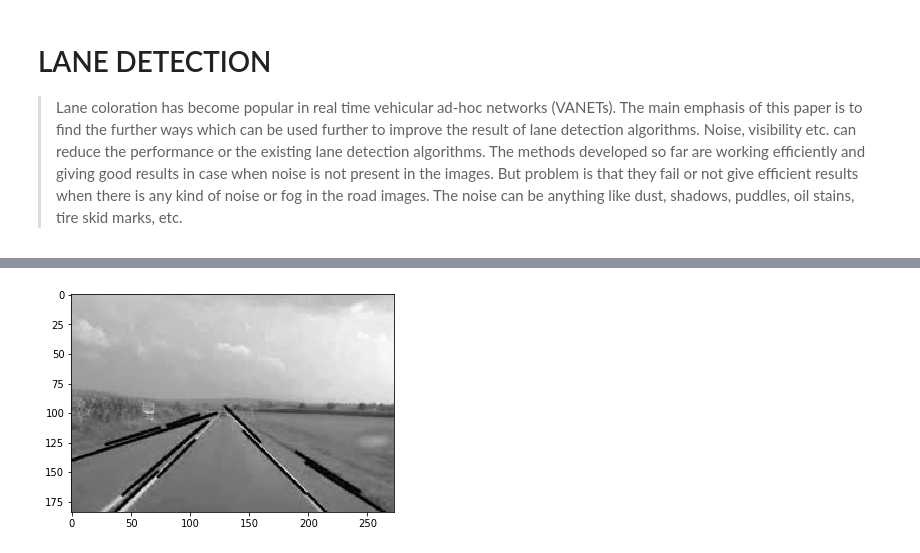
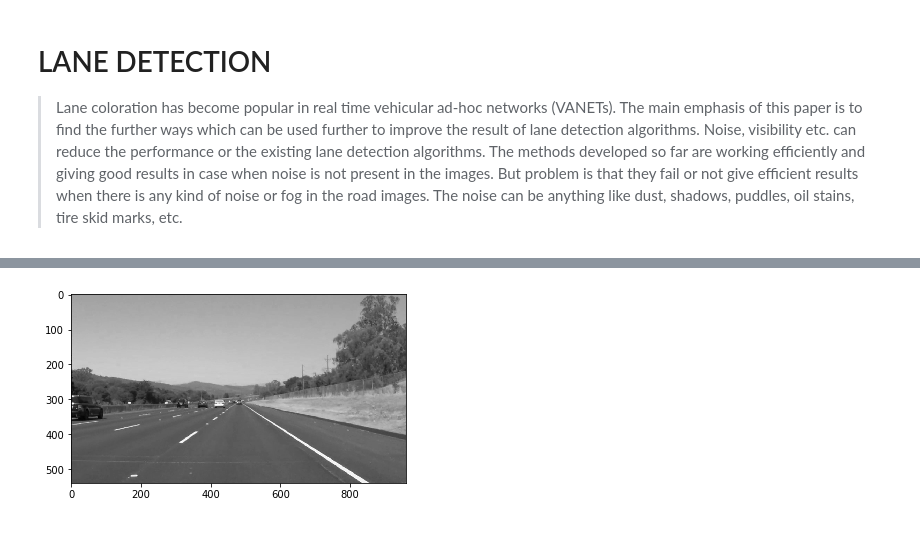
Before and after one commit to akshitagupta15june/lane_detection_opencv, a Jupyter notebook: lane_detection.ipynb, the cells around one changed output, grey strips where cells are left out. Drawn from its saved outputs; the diff is of its cells as text; code cells hidden in the pictures.

Commit message:
image converted into diffrent color spaces

```diff
--- a/lane_detection.ipynb
+++ b/lane_detection.ipynb
@@ -9,6 +9,6 @@ import matplotlib.pyplot as plt
 import matplotlib.image as img
 import cv2 as cv
 # %%
-# read the images
+# read the orignal images
 
-images = cv.imread('lane.jpeg')
+images = cv.imread('solidWhiteRight.jpg')
@@ -15,10 +26,10 @@ images = cv.imread('lane.jpeg')
 # %%
-# chnage oriignal image color to gray scale
+# Image color to grayscale
 
-gray_img  = plt.imshow(images[:,:,1], cmap = 'gray', interpolation = None)
+img_gray = plt.imshow(images[:,:,1], cmap="gray" , interpolation=None)
 
-# show the gray image
+# show the Grayscale images
 
 plt.show()
 # %% [output]
-[figure, old version]
+[figure, new version]
```
Also changed, not shown: parts of 3 cells of this notebook.
